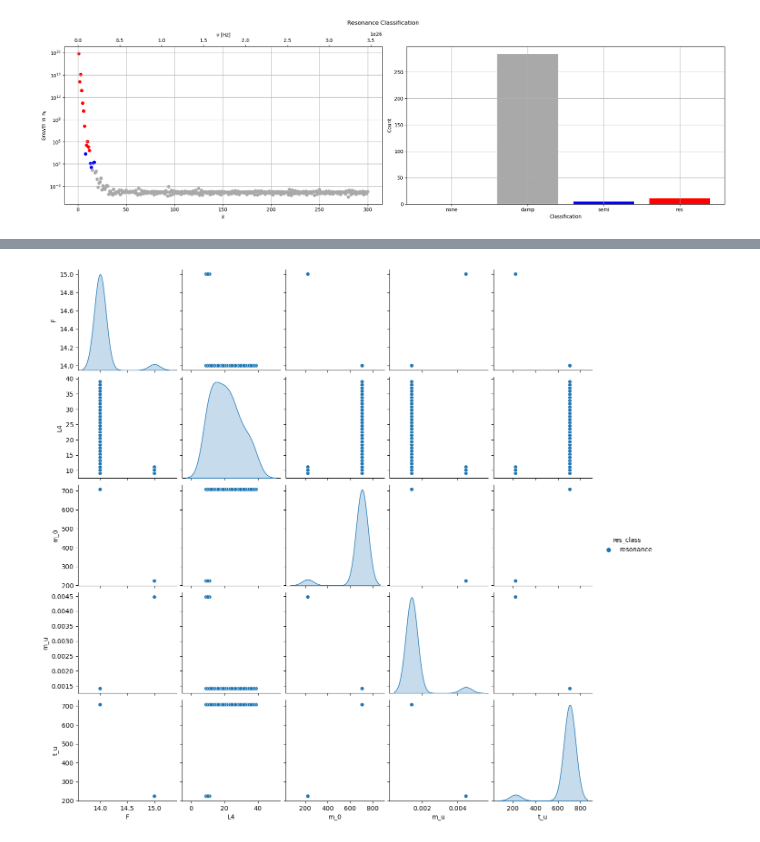
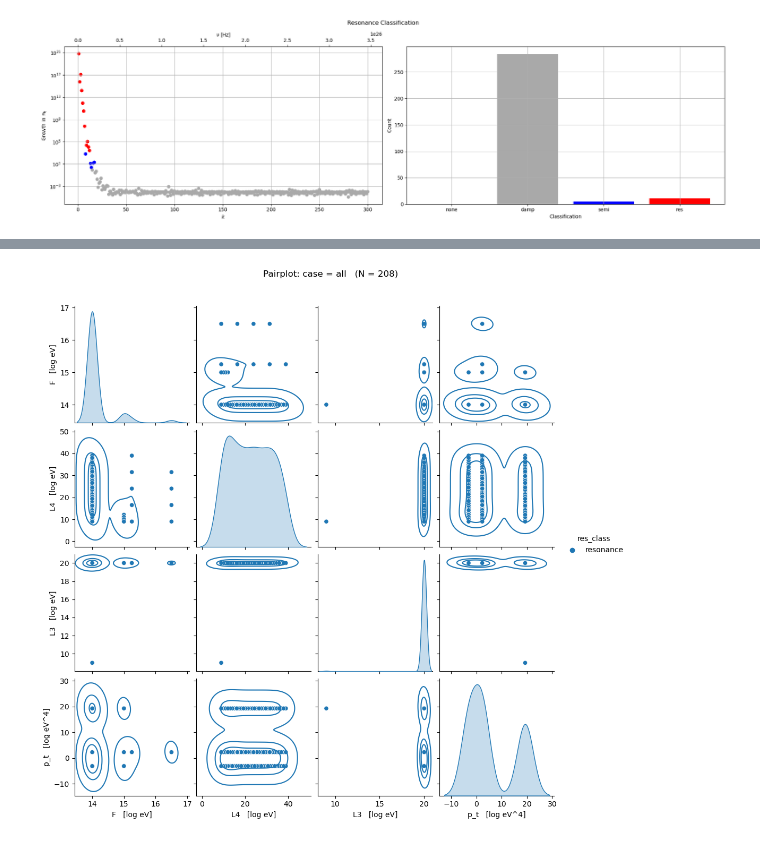
Before and after one commit to LoaneShark/pyAxiverse, a Jupyter notebook: param-analysis.ipynb, the cells around one changed output, grey strips where cells are left out. Cells and saved outputs as stored; diff of their text form; code cells hidden in the pictures.

Commit message:
Units for pairplots and QCD axion equivalence parameter calculation functions

```diff
--- a/param-analysis.ipynb
+++ b/param-analysis.ipynb
@@ -90,12 +110,14 @@ plot_single_case('debug_bbbcfee89c436a9c11885e23159ef57a33e53985.json', output_d
 import pandas as pd
 import seaborn as sns
 import matplotlib.pyplot as plt
-from piaxi_utils import load_all
+from piaxi_utils import load_all, load_case, get_units_from_params
 
 #np.warnings.filterwarnings("error", category=np.VisibleDeprecationWarning)
 
 ## Set dtypes and print formats for each column
 param_map = {
+    "config_name":       [str,             None],
+    "units":             ['object',        None],
     "A_0":               [np.float32,      None],
     "A_pm":              [np.int32,        None],
     "A_sens":            [np.float32,      None],
@@ -190,7 +212,7 @@ def df_fmt(x, fmt=None):
             return f'{x:.1e}'
         elif fmt == 'pi':
             xp = x/np.pi
-            return f'{xp:0.1f}π'
+            return f'{xp:0.1f}'
         else:
             return f'{x:0.1f}'
     elif type(x) in [int, np.int32, np.int64, 'Int64'] or fmt in ['int']:
@@ -583,32 +671,36 @@ performance_outputs = ['time_elapsed']
 primary_sim_settings = ['k_span', 't_span', 'int_method', 'res_con', 'k_num', 't_num']
 secondary_sim_settings = ['A_sens', 't_sens']
 tertiary_sim_settings = ['use_mass_units', 'use_natural_units', 'dimensionful_p', 'rescale_consts', 'unitful_amps', 'unitful_k', 'unitful_m', 'rescale_k', 'rescale_m', 'rescale_amps', 'rescale_consts']
+sim_settings_parameters = primary_sim_settings + secondary_sim_settings + tertiary_sim_settings
 # Input parameters
 primary_inputs = ['F', 'm_q', 'eps', 'p_t', 'L4', 'L3']
 secondary_inputs = ['A_0', 'Adot_0', 'A_pm', 'mu_Th', 'mu_d', 'sig_Th', 'sig_d']
 tertiary_inputs = ['qc', 'xi', 'eps_c', 'qm', 'l1', 'l2', 'l3', 'l4', 'e', 'G', 'c', 'h']
+input_parameters = primary_inputs + secondary_inputs + tertiary_inputs
 # Dependent Parameters
 primary_dependents = ['N_r', 'N_c', 'N_n', 'N_tot']
 secondary_dependents = ['m_u', 't_u', 'm_0', 'k_0', 'p_0']
 tertiary_dependents = ['dqm', 'm', 'm_r', 'm_n', 'm_c', 'p', 'p_r', 'p_n', 'p_c', 'amps']
+dependent_parameters = primary_inputs + secondary_inputs + tertiary_inputs
 k_dependents = ['k_class_arr', 'k_mean_arr', 'k_peak_arr', 'k_sens_arr']
 # TODO: Maybe do correlation / metastatistics for sampled / dependent parameters as included parameters?
 sampled_params = ['d', 'Th']
 # Unused parameters
 disabled_params = ['seed']
+cosmetic_params = ['config_name']
 # Output/classification parameters
 primary_outputs = ['res_class', 'res_band_class']
 secondary_outputs = ['res_band', 'res_freq', 'res_freq_class', 't_res']
 
 # Create unique sets and split vector-shaped parameters into separate columns
 performance_params = performance_inputs + performance_outputs + primary_inputs + \
-                     primary_sim_settings + secondary_sim_settings
+                     primary_sim_settings + secondary_sim_settings + cosmetic_params
 time_param_set = vectorized_param_set(performance_params)
 
 correlation_params = primary_inputs + secondary_inputs + \
                      primary_sim_settings + sampled_params + \
                      primary_dependents + secondary_dependents + \
-                     primary_outputs + secondary_outputs
+                     primary_outputs + secondary_outputs + cosmetic_params
 corr_param_set = vectorized_param_set(correlation_params)
 
 hidden_params = disabled_params + k_dependents + \
@@ -630,8 +722,8 @@ if False: # Temp. prune parameters not found in older datasets
             if new_param in combined_param_set:
                 combined_param_set.remove(new_param)
 
-main_df = df[sorted(combined_param_set)]
-#print(main_df)
+full_df = df[sorted(combined_param_set)]
+#print(full_df)
 corr_df = df[sorted(corr_param_set)]
 time_df = df[sorted(time_param_set)]
 
@@ -640,7 +732,7 @@ unclassified_params = set(df_in.columns) - set(combined_params)
 if len(unclassified_params) > 0:
     print('-----------------------------------------------------------------')
     print('Unclassified parameters: ')
-    for col in ():
+    for col in unclassified_params:
         print('%s  : %s' % (col, df_in[col].dtype))
 
 # Correlation Analysis
@@ -683,20 +775,43 @@ show_heatmap    = False
 
 log_params  = ['p_0','p_t','F','L3','L4','m_q']
 dict_params = []
+keep_params = ['res_class', 'config_name', 'units']
 
-# Filter out data relevant to plotting
-filter_nonunique = True
+plot_params = ['F','L4','L3','m_q','p_t']
+fixed_params = {}
+
+# Filter and rescale data for plotting
+filter_nonunique  = True
+filter_sampled    = True
 rescale_logparams = True
 infs_to_nans = True
 plot_data = corr_df.copy()
+
+def drop_col(col_in, plot_data_in=plot_data, plot_params_in=plot_params):
+    plot_data_in.drop(col_in, inplace=True, axis=1)
+    if col_in in plot_params_in:
+        plot_params_in.remove(col_in)
+
 if infs_to_nans:
     plot_data.replace([np.inf, -np.inf], np.nan, inplace=True)
 for col in plot_data.columns:
     if rescale_logparams and col in log_params:
-            plot_data[col] = np.log10(plot_data[col])
+        plot_data[col] = np.log10(plot_data[col])
+    if filter_sampled:
+        if col in sampled_params and col not in keep_params:
+            drop_col(col)
     if filter_nonunique:
-        if len(plot_data[col].unique()) <= 1 and col != 'res_class':
-            plot_data.drop(col,inplace=True,axis=1)
+        if len(plot_data[col].unique()) <= 1 and col not in keep_params:
+            if col in input_parameters or col in sim_settings_parameters:
+                fixed_params[col] = plot_data[col].unique()[0]
+                drop_col(col)
+
+# Print out which classes of runs are included in final dataset
+if load_case == 'all':
+    print('Including data from the following configurations:')
+    dataset_cases = plot_data['config_name'].unique()
+    for data_case in dataset_cases:
+        print('    |  %s' % data_case)
 
 # TODO/WIP: Histograms
 # TODO: Stacked plots with color code for resonance status?
@@ -721,15 +836,37 @@ if show_pairplot:
     # temp fix for seaborn version
     import warnings
     warnings.filterwarnings('ignore')
-    # kind = 'kde', 'scatter', 'hist', or 'reg'
+    # (Unused)
     hue_order = ['res_class']
     palette = {'resonance': 'red', 'semi': 'blue', 'none': 'grey', 'damp': 'grey'}
-    sns.pairplot(plot_data, dropna=True, kind='scatter', hue='res_class')
+    # Format axes to show units
+    fmt_col = lambda c_in: '%s   %s' % (c_in,units_fmt(c_in, prefix='log ' if c_in in log_params else ''))
+    plot_data_units = plot_data.rename(columns={col: fmt_col(col) for col in plot_params})
+    plot_params_units = [fmt_col(col) for col in plot_params]
+
+    # kind = 'kde', 'scatter', 'hist', or 'reg'
+    pp = sns.pairplot(plot_data_units, x_vars=plot_params_units, y_vars=plot_params_units, dropna=True, kind='scatter', diag_kind='kde', hue='res_class')
+    pp.map_offdiag(sns.kdeplot, levels=4)
+    pp.fig.suptitle('Pairplot: case = %s   (N = %d)' % (load_case, len(plot_data.index)), y=1.05)
+
+    print('\nSimulation settings:')
+    for key, val in fixed_params.items():
+        if key in sim_settings_parameters:
+            print('%20s :  %10s  [%s]' % (key, str(val), units_fmt(key)))
+
+    print('Fixed params:')
+    for key, val in fixed_params.items():
+        if key in input_parameters:
+            print('%20s :  %10s  %s' % (key, df_fmt(val, fmt=print_fmt[key]), units_fmt(key, prefix='log ' if key in log_params else '')))
+
+    #print('Units: ')
+    #print(param_units)
 
 # TODO: Heatmap for correlation matrix
 if show_heatmap:
     sns.heatmap(correlation_matrix, annot=True)
 
 if np.any([show_histograms, show_pairplot, show_heatmap]):
+    print('')
     plt.show()
 # %% [output]
@@ -736,4 +890,4 @@ if np.any([show_histograms, show_pairplot, show_heatmap]):
-[figure, old version]
+[figure, new version]
 # %%
 # Split data into train and test
 train, test = train_test_split(df, test_size=0.3)
```
Also changed, not shown: parts of 9 cells of this notebook.
